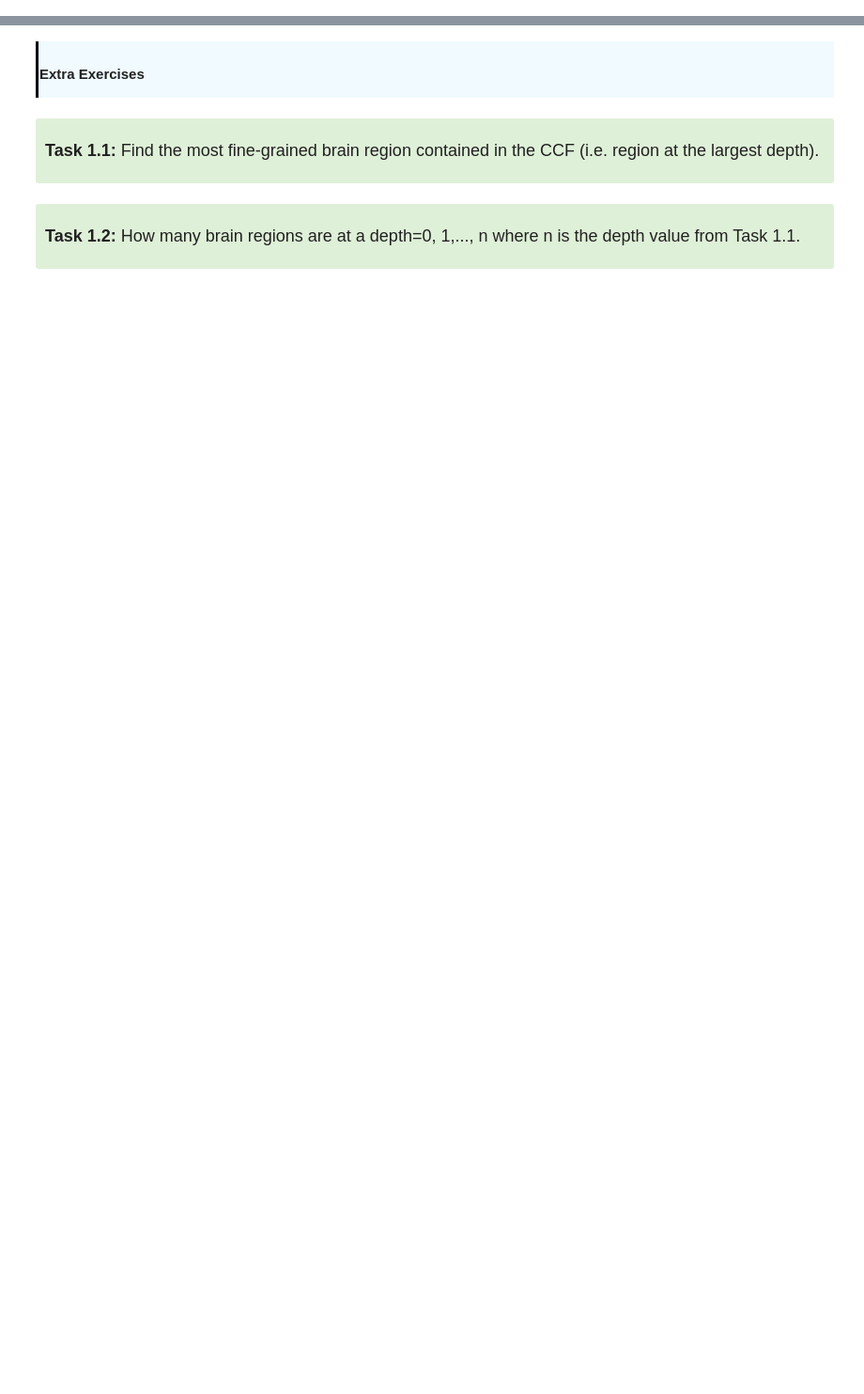
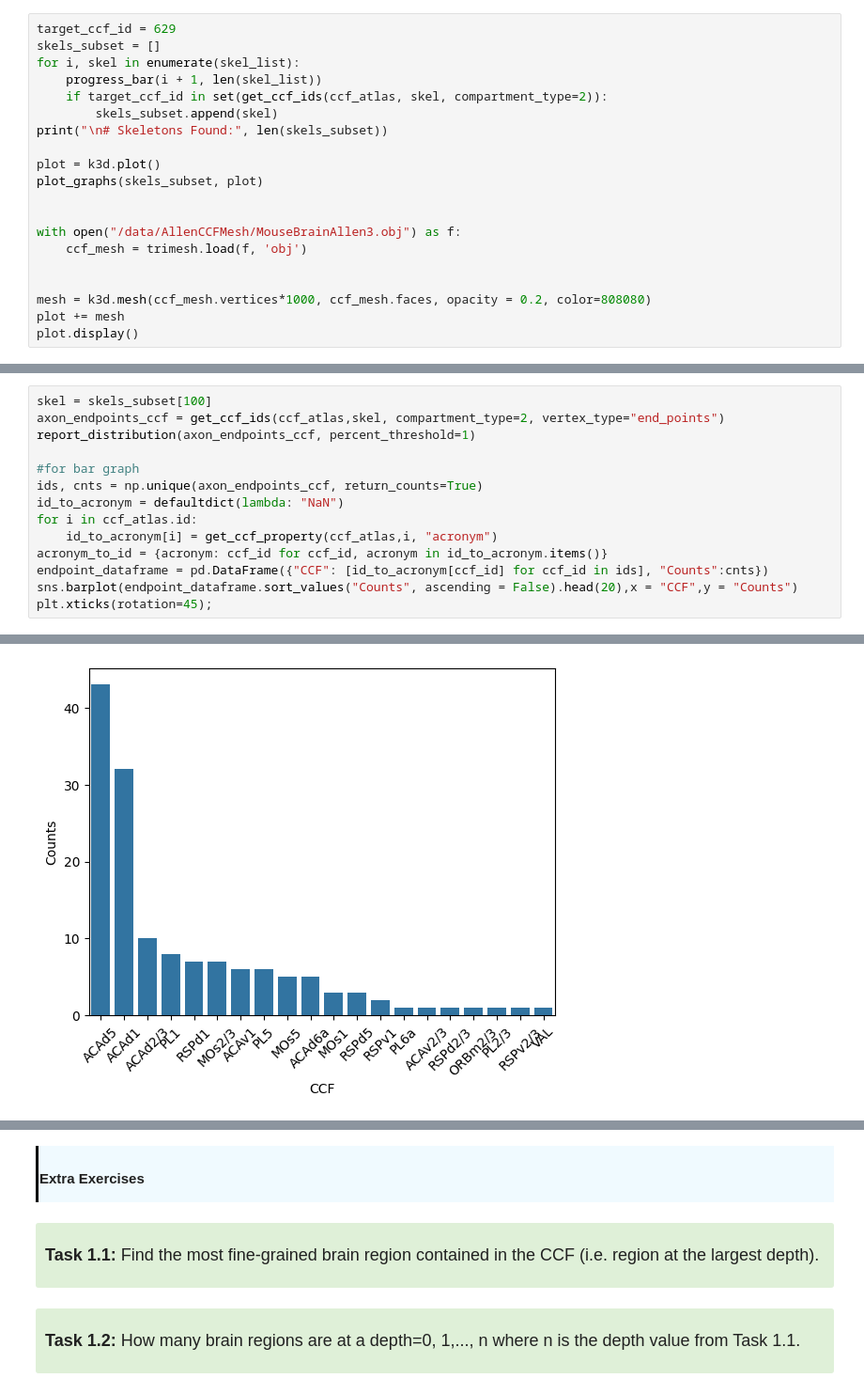
Before and after one commit to JEElsner/SWDB_2024_Anatomy, a Jupyter notebook: code/Notebook Exercises - LM - solutions.ipynb, the cells around one changed output, grey strips where cells are left out. Shown at 94% size. Drawn from its saved outputs; the diff is of its cells as text; blank space fills up the shorter version.

```diff
--- a/code/Notebook Exercises - LM - solutions.ipynb
+++ b/code/Notebook Exercises - LM - solutions.ipynb
@@ -4 +74,21 @@
 </div>
+# %%
+target_ccf_id = 629
+skels_subset = []
+for i, skel in enumerate(skel_list):
+    progress_bar(i + 1, len(skel_list))
+    if target_ccf_id in set(get_ccf_ids(ccf_atlas, skel, compartment_type=2)):
+        skels_subset.append(skel)
+print("\n# Skeletons Found:", len(skels_subset))
+
+plot = k3d.plot()
+plot_graphs(skels_subset, plot)
+
+
+with open("/data/AllenCCFMesh/MouseBrainAllen3.obj") as f:
+    ccf_mesh = trimesh.load(f, 'obj')
+
+
+mesh = k3d.mesh(ccf_mesh.vertices*1000, ccf_mesh.faces, opacity = 0.2, color=808080)
+plot += mesh
+plot.display()
@@ -8 +102,16 @@
 </div>
+# %%
+skel = skels_subset[100]
+axon_endpoints_ccf = get_ccf_ids(ccf_atlas,skel, compartment_type=2, vertex_type="end_points")
+report_distribution(axon_endpoints_ccf, percent_threshold=1)
+
+#for bar graph
+ids, cnts = np.unique(axon_endpoints_ccf, return_counts=True)
+id_to_acronym = defaultdict(lambda: "NaN")
+for i in ccf_atlas.id:
+    id_to_acronym[i] = get_ccf_property(ccf_atlas,i, "acronym")
+acronym_to_id = {acronym: ccf_id for ccf_id, acronym in id_to_acronym.items()}
+endpoint_dataframe = pd.DataFrame({"CCF": [id_to_acronym[ccf_id] for ccf_id in ids], "Counts":cnts})
+sns.barplot(endpoint_dataframe.sort_values("Counts", ascending = False).head(20),x = "CCF",y = "Counts")
+plt.xticks(rotation=45);
+# %% [output]
@@ -9,2 +132,3 @@
+[figure, added]
 # %% [markdown]
 <div style="background: #DFF0D8; border-radius: 3px; padding: 10px;">
```
Also changed, not shown: parts of 21 cells of this notebook, 1 other file.
